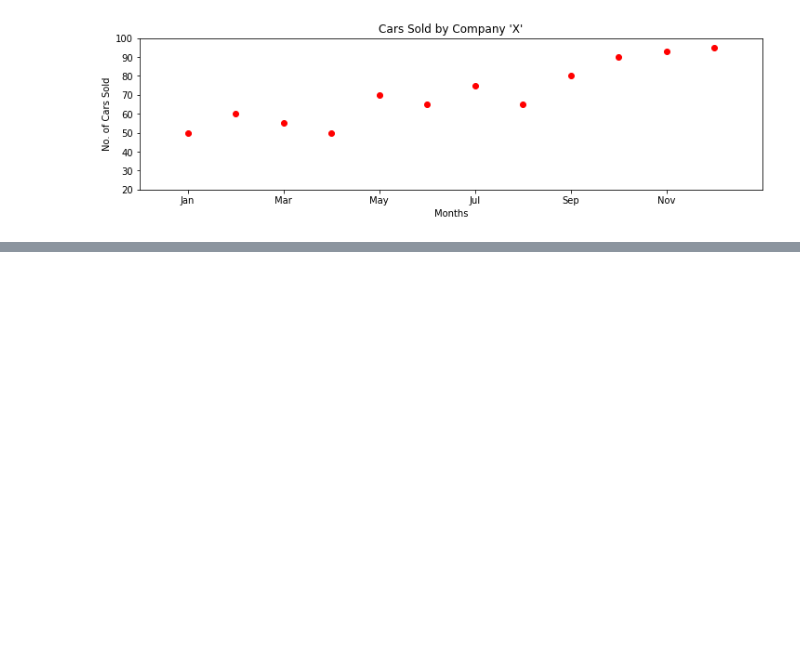
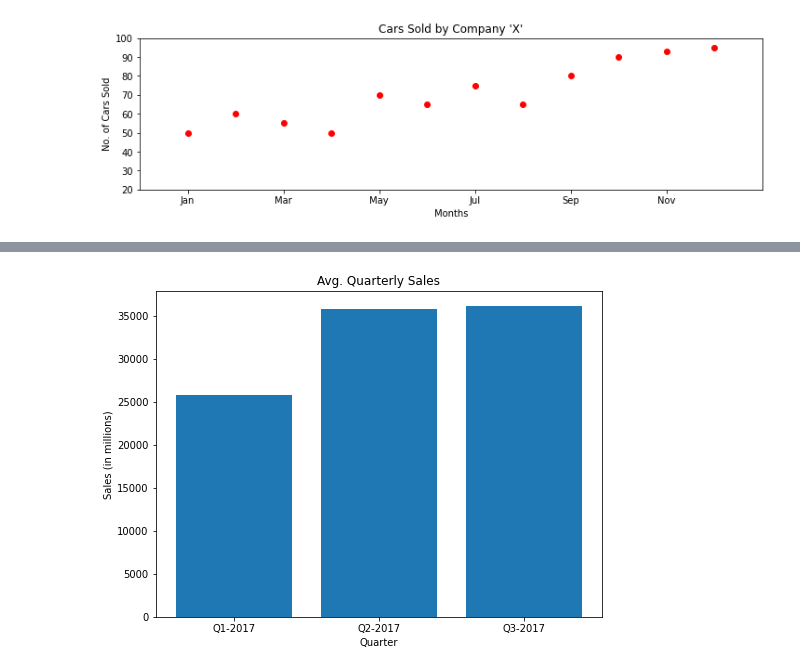
Before and after one commit to vvtrip/ml_manifestations, a Jupyter notebook: 7_tools/9_matplotlib.ipynb, the cells around one changed output, grey strips where cells are left out. Saved outputs shown, nothing was run; the diff lists cells and outputs as text; code cells hidden in the pictures; blank space fills up the shorter version.

```diff
--- a/7_tools/9_matplotlib.ipynb
+++ b/7_tools/9_matplotlib.ipynb
@@ -324,0 +392,13 @@ plt.show()
+# %%
+fig = plt.figure(figsize=(8,6))
+ax = fig.add_subplot(111)
+ax.set(title='Avg. Quarterly Sales',
+      xlabel='Quarter', ylabel='Sales (in millions)')
+quarters = [1, 2, 3]
+sales_2017 = [25782, 35783, 36133]
+ax.bar(quarters, sales_2017)
+ax.set_xticks(quarters)
+ax.set_xticklabels(['Q1-2017', 'Q2-2017', 'Q3-2017'])
+plt.show()
+# %% [output]
+[figure, added]
```
Also changed, not shown: parts of 7 cells of this notebook.
